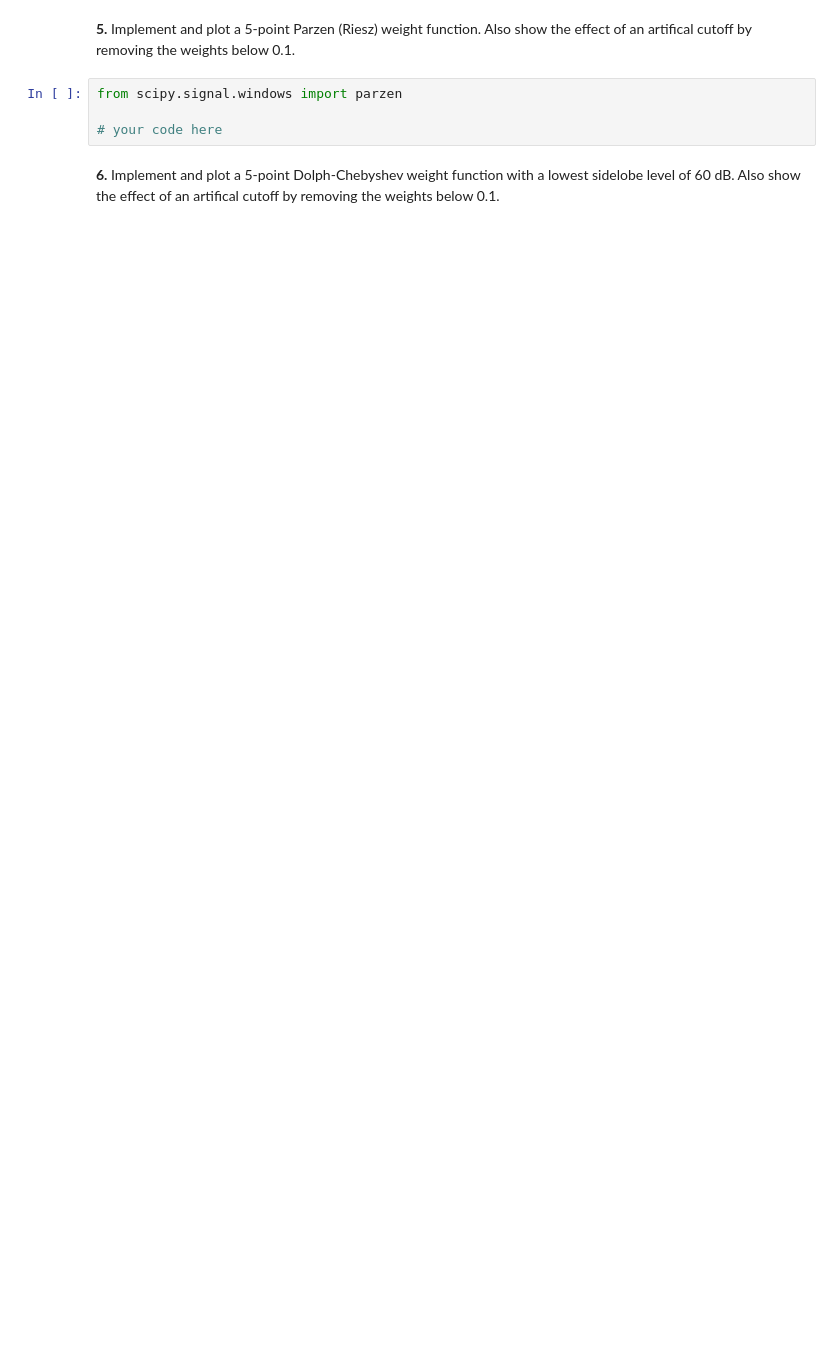
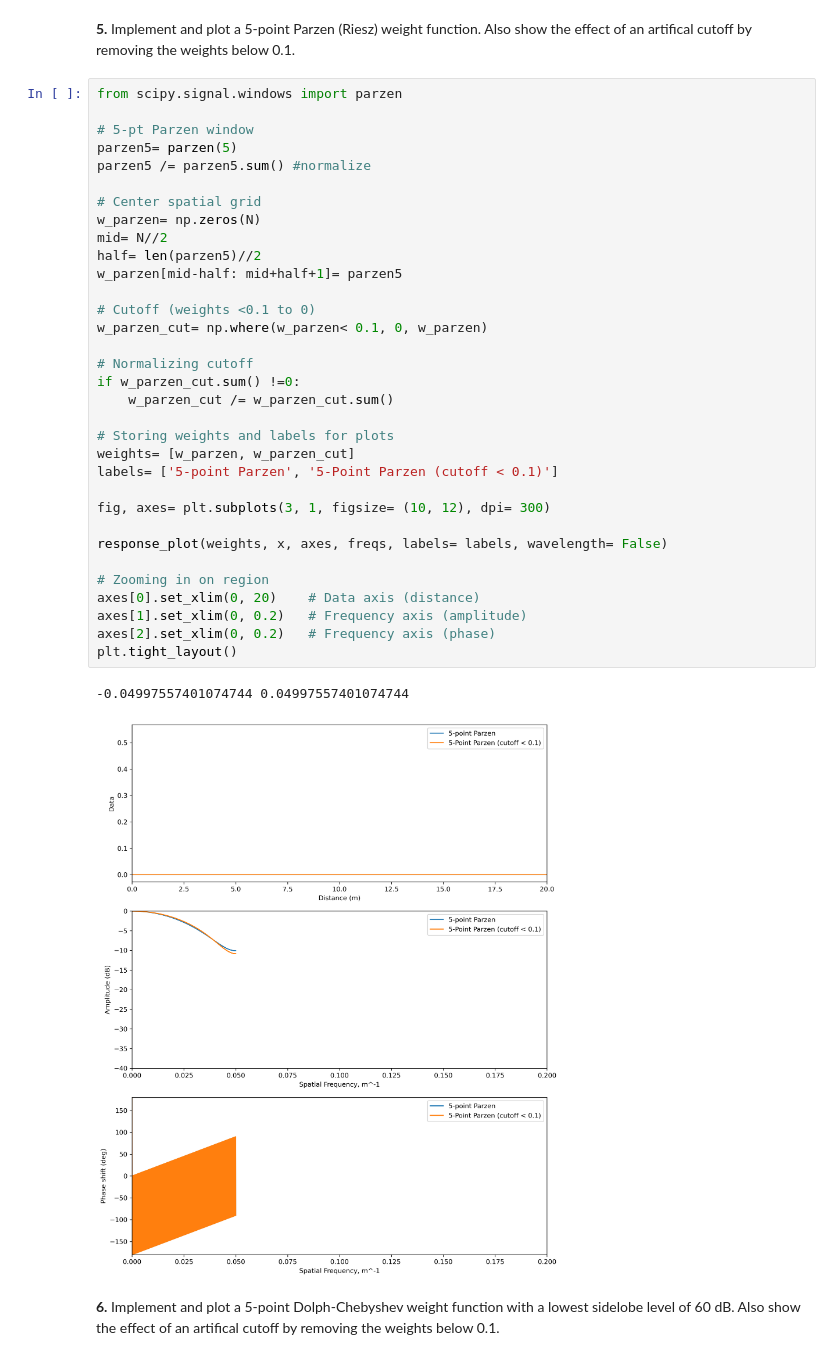
Before and after one commit to MelMartinez22/GDFAssignments, a Jupyter notebook: Homework 4.ipynb, the cells around one changed output. Drawn from its saved outputs; the diff is of its cells as text; blank space fills up the shorter version.

```diff
--- a/Homework 4.ipynb
+++ b/Homework 4.ipynb
@@ -162,8 +284,40 @@ from scipy.signal.windows import gaussian
 # %% [markdown]
 **5.** Implement and plot a 5-point Parzen (Riesz) weight function. Also show the effect of an artifical cutoff by removing the weights below 0.1.
-# %%
-from scipy.signal.windows import parzen
-
-# your code here
+# %%
+from scipy.signal.windows import parzen
+
+# 5-pt Parzen window
+parzen5= parzen(5)
+parzen5 /= parzen5.sum() #normalize
+
+# Center spatial grid
+w_parzen= np.zeros(N)
+mid= N//2
+half= len(parzen5)//2
+w_parzen[mid-half: mid+half+1]= parzen5
+
+# Cutoff (weights <0.1 to 0)
+w_parzen_cut= np.where(w_parzen< 0.1, 0, w_parzen)
+
+# Normalizing cutoff
+if w_parzen_cut.sum() !=0:
+    w_parzen_cut /= w_parzen_cut.sum()
+
+# Storing weights and labels for plots
+weights= [w_parzen, w_parzen_cut]
+labels= ['5-point Parzen', '5-Point Parzen (cutoff < 0.1)']
+
+fig, axes= plt.subplots(3, 1, figsize= (10, 12), dpi= 300)
+
+response_plot(weights, x, axes, freqs, labels= labels, wavelength= False)
+
+# Zooming in on region
+axes[0].set_xlim(0, 20)    # Data axis (distance)
+axes[1].set_xlim(0, 0.2)   # Frequency axis (amplitude)
+axes[2].set_xlim(0, 0.2)   # Frequency axis (phase)
+plt.tight_layout()
+# %% [output]
+-0.04997557401074744 0.04997557401074744
+[figure, added]
 # %% [markdown]
 **6.** Implement and plot a 5-point Dolph-Chebyshev weight function with a lowest sidelobe level of 60 dB. Also show the effect of an artifical cutoff by removing the weights below 0.1.
```
Also changed, not shown: parts of 18 cells of this notebook.
